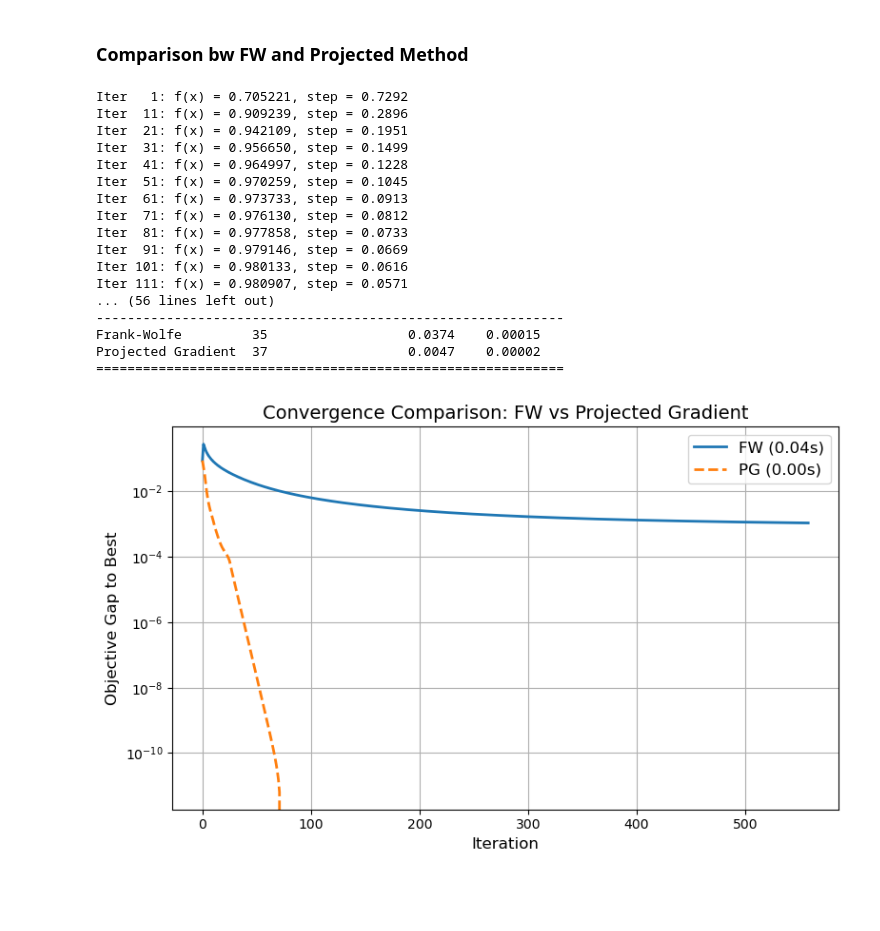
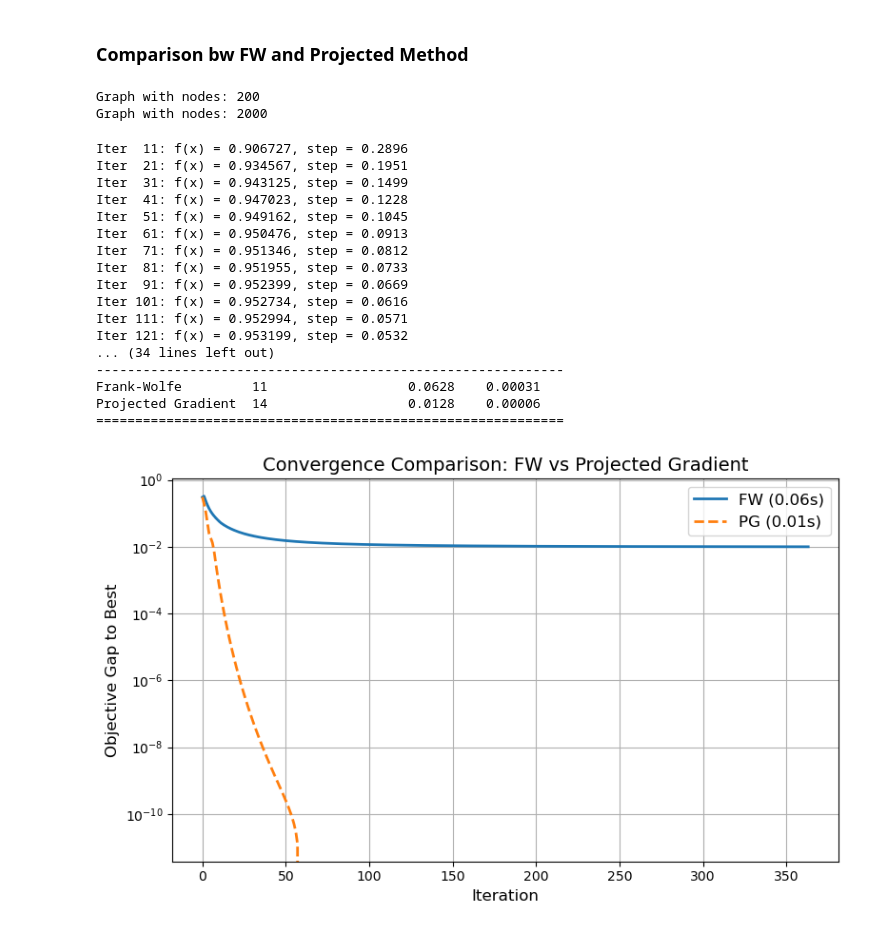
Before and after one commit to alisasnezskaia/Optimization-Clustering-FW, a Jupyter notebook: FW_and_projections.ipynb, the cells around one changed output. Drawn from its saved outputs; the diff is of its cells as text; code cells hidden in the pictures; blank space fills up the shorter version.

```diff
--- a/FW_and_projections.ipynb
+++ b/FW_and_projections.ipynb
@@ -1093,16 +1092,13 @@ def projected_gradient(obj_func, grad_obj_func, proj, A, num_iters=100, line_sea
         d = grad
 
         # Step size
-        if line_search == 'exact':
-            step = exact_line_search(lambda z: obj_func(z, A, **kwargs), x, d, max_step=1.0)
-        elif line_search == 'armijo':
+        if line_search == 'armijo':
             step = armijo_line_search(obj_func, x, grad, d, A, initial_step=1.0, **kwargs)
         elif line_search == 'demin':
             step = min(2 / (it + 2), 1.0)
         elif line_search == 'log':
             step = log_adaptive_step_size(it + 1)
-        elif line_search == 'fixed':
-            step = 0.15
+
 
         x_next = proj(x + step * d)
 
@@ -1126,61 +1122,70 @@ def projected_gradient(obj_func, grad_obj_func, proj, A, num_iters=100, line_sea
     return x_best, history
 # %% [markdown]
 ### Comparison bw FW and Projected Method
+# %%
+B1 = load_dimacs_graph("graphs/brock200_4.clq")
+B2 = load_dimacs_graph("graphs/C2000.9.clq")
+alpha = 0.5
+
+print(f"Graph with nodes: {B1.shape[0]}")
+print(f"Graph with nodes: {B2.shape[0]}")
+# %% [output]
+Graph with nodes: 200
+Graph with nodes: 2000
 # %%
-num_iters = 2000
-line_search = 'fixed'
+num_iters = 1000
 
 # Frank-Wolfe
 start_fw = time.time()
-x_fw, hist_fw = frank_wolfe(obj_func=obj_l2, grad_obj_func=grad_l2, A=A,
+x_fw, hist_fw = frank_wolfe(obj_func=obj_l2, grad_obj_func=grad_l2, A=B1,
                              num_iters=num_iters, line_search='log', verbose=True)
 time_fw = time.time() - start_fw
-clique_fw, size_clique_fw = extract_clique_from_solution(x_fw, A)
-n = A.shape[0]
+clique_fw, size_clique_fw = extract_clique_from_solution(x_fw, B1)
+n = B1.shape[0]
 
 # Projected Gradient
 start_pg = time.time()
 x_pg, hist_pg = projected_gradient(obj_func=obj_l2, grad_obj_func=grad_l2, proj=proj_simplex,
-                                   A=A, num_iters=num_iters, line_search=line_search, verbose=True)
+                                   A=B1, num_iters=num_iters, line_search='log', verbose=True)
 time_pg = time.time() - start_pg
-clique_pg, size_clique_pg = extract_clique_from_solution(x_pg, A)
+clique_pg, size_clique_pg = extract_clique_from_solution(x_pg, B1)
 
 print("Algorithm Comparison Results".center(60, "="))
 print(f"{'Algorithm':<20}{'Max Clique Size':<20}{'Time (s)':<10}{'Time/O(n)':<10}")
 print(f"{'-'*60}")
 print(f"{'Frank-Wolfe':<20}{size_clique_fw:<20}{time_fw:<10.4f}{time_fw/n:<10.5f}")
 print(f"{'Projected Gradient':<20}{size_clique_pg:<20}{time_pg:<10.4f}{time_pg/n:<10.5f}")
 print("="*60)
 
 # Plot convergence (objective difference from best)
 best_obj = max(max(hist_fw), max(hist_pg))
 plt.figure(figsize=(8,5))
 plt.plot([best_obj - f for f in hist_fw], label=f'FW ({time_fw:.2f}s)', linewidth=2)
 plt.plot([best_obj - f for f in hist_pg], '--', label=f'PG ({time_pg:.2f}s)', linewidth=2)
 plt.yscale('log')
 plt.xlabel('Iteration', fontsize=12)
 plt.ylabel('Objective Gap to Best', fontsize=12)
 plt.title('Convergence Comparison: FW vs Projected Gradient', fontsize=14)
 plt.legend(fontsize=12)
 plt.grid(True)
 plt.tight_layout()
 plt.show()
 # %% [output]
-Iter   1: f(x) = 0.705221, step = 0.7292
-Iter  11: f(x) = 0.909239, step = 0.2896
-Iter  21: f(x) = 0.942109, step = 0.1951
-Iter  31: f(x) = 0.956650, step = 0.1499
-Iter  41: f(x) = 0.964997, step = 0.1228
-Iter  51: f(x) = 0.970259, step = 0.1045
-Iter  61: f(x) = 0.973733, step = 0.0913
-Iter  71: f(x) = 0.976130, step = 0.0812
-Iter  81: f(x) = 0.977858, step = 0.0733
-Iter  91: f(x) = 0.979146, step = 0.0669
-Iter 101: f(x) = 0.980133, step = 0.0616
-Iter 111: f(x) = 0.980907, step = 0.0571
-... (56 lines left out)
+Iter  11: f(x) = 0.906727, step = 0.2896
+Iter  21: f(x) = 0.934567, step = 0.1951
+Iter  31: f(x) = 0.943125, step = 0.1499
+Iter  41: f(x) = 0.947023, step = 0.1228
+Iter  51: f(x) = 0.949162, step = 0.1045
+Iter  61: f(x) = 0.950476, step = 0.0913
+Iter  71: f(x) = 0.951346, step = 0.0812
+Iter  81: f(x) = 0.951955, step = 0.0733
+Iter  91: f(x) = 0.952399, step = 0.0669
+Iter 101: f(x) = 0.952734, step = 0.0616
+Iter 111: f(x) = 0.952994, step = 0.0571
+Iter 121: f(x) = 0.953199, step = 0.0532
+... (34 lines left out)
 ------------------------------------------------------------
-Frank-Wolfe         35                  0.0374    0.00015
-Projected Gradient  37                  0.0047    0.00002
+Frank-Wolfe         11                  0.0628    0.00031
+Projected Gradient  14                  0.0128    0.00006
 ============================================================
-[figure, old version]
+[figure, new version]
```
Also changed, not shown: parts of 13 cells of this notebook.
